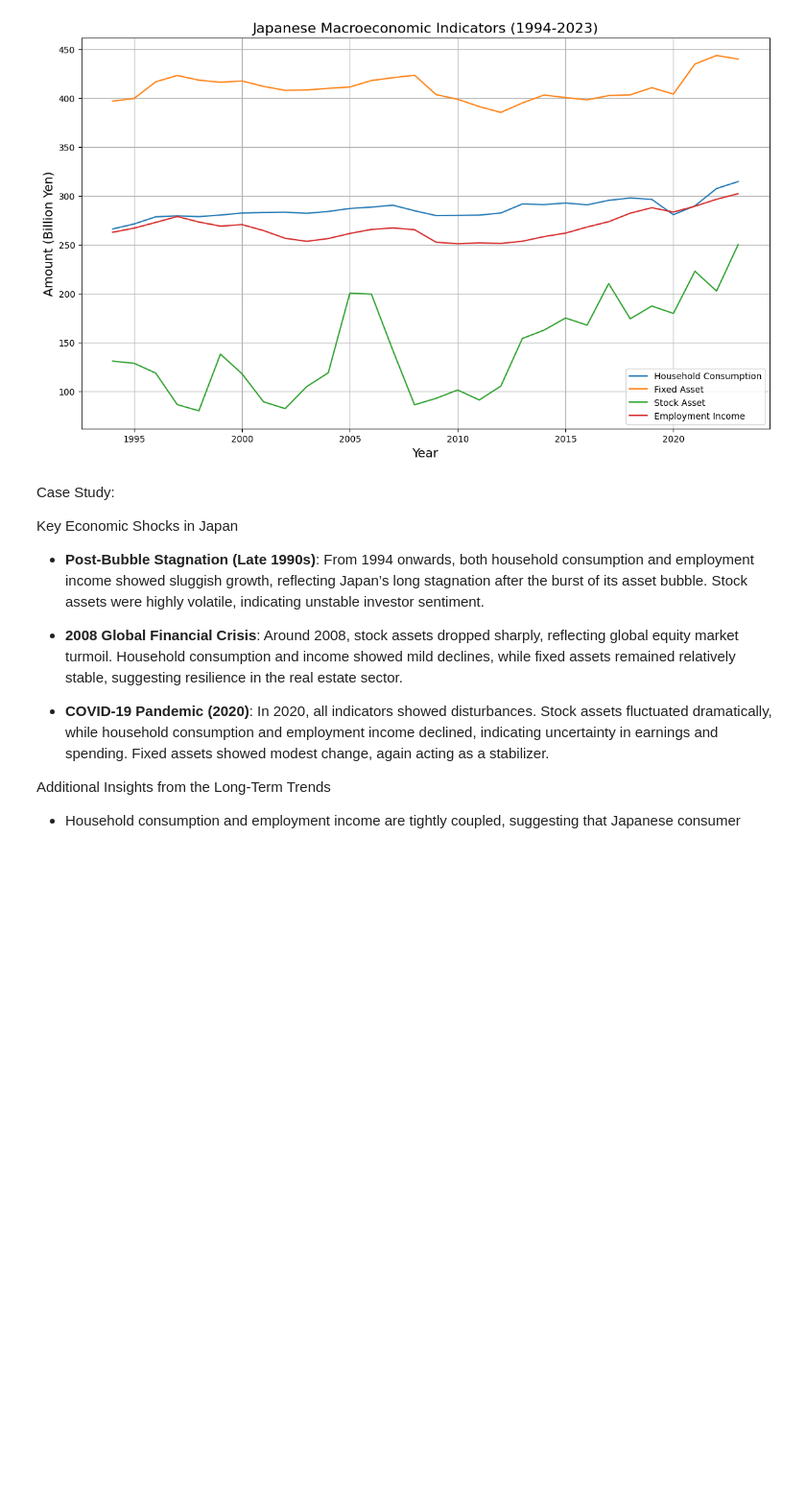
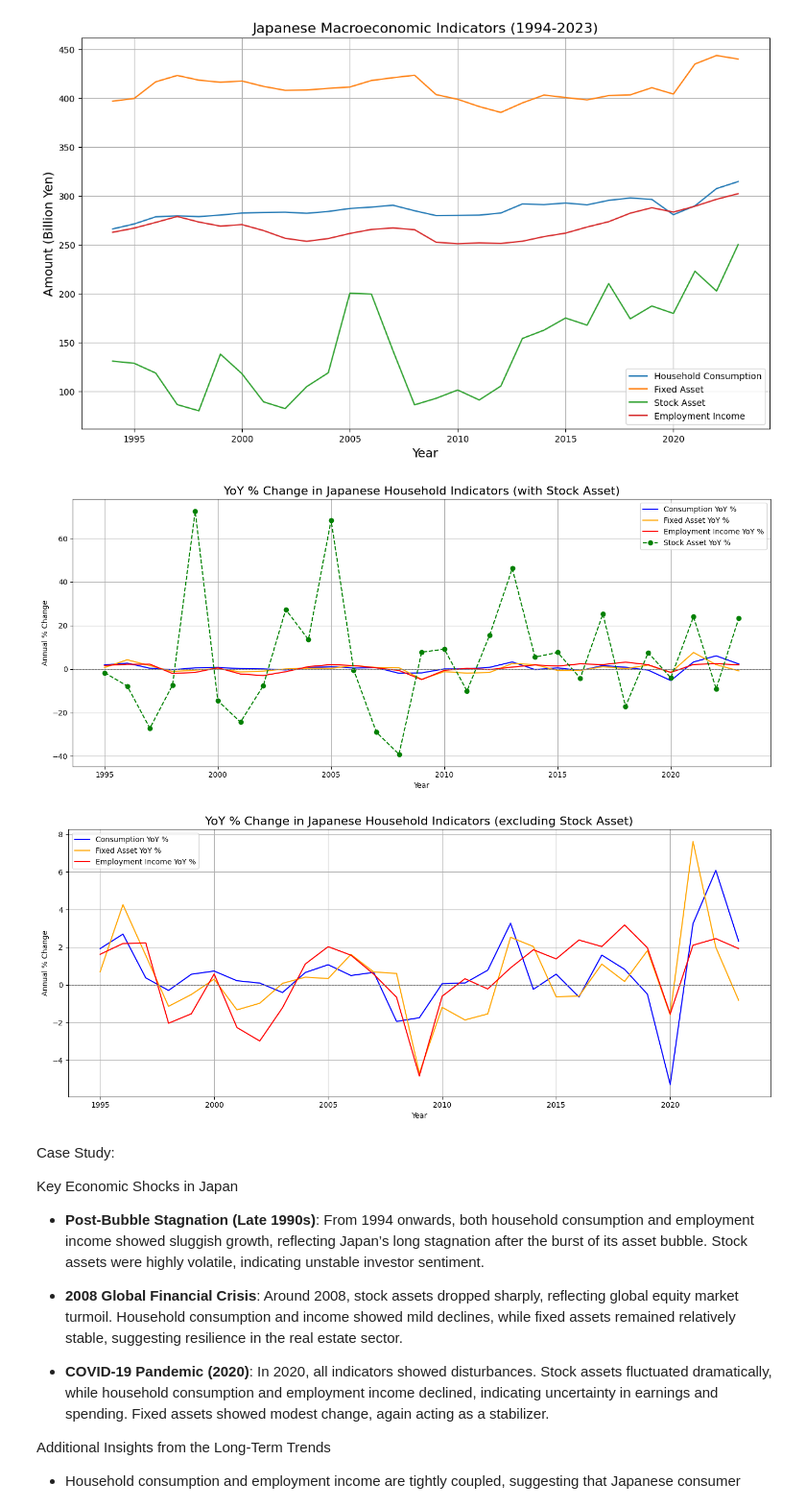
Before and after one commit to Graspp-25-Spring/graspp-25S-Wealth-Consumption, a Jupyter notebook: notebooks/milestone_1_update.ipynb, the cells around one changed output. Shown at 96% size. Drawn from its saved outputs; the diff is of its cells as text; code cells hidden in the pictures; blank space fills up the shorter version.

```diff
--- a/notebooks/milestone_1_update.ipynb
+++ b/notebooks/milestone_1_update.ipynb
@@ -671,6 +713,50 @@ plt.grid(True)
 plt.show()
 # %% [output]
 [figure]
+# %%
+# Load Data
+value_columns = ['household_consumption', 'fixed_asset', 'stock_asset', 'employment_income']
+# value_columns = ['household_consumption', 'fixed_asset', 'employment_income']
+
+# Calculate Yearly Growth Rate
+for col in value_columns:
+    merged_data[f"{col}_yoy_pct"] = merged_data[col].pct_change() * 100
+
+# Plot Four Key Indicates
+plt.figure(figsize=(14, 6))
+
+plt.plot(merged_data['year'], merged_data['household_consumption_yoy_pct'], label='Consumption YoY %', color='blue')
+plt.plot(merged_data['year'], merged_data['fixed_asset_yoy_pct'], label='Fixed Asset YoY %', color='orange')
+plt.plot(merged_data['year'], merged_data['employment_income_yoy_pct'], label='Employment Income YoY %', color='red')
+plt.plot(merged_data['year'], merged_data['stock_asset_yoy_pct'], label='Stock Asset YoY %', color='green', linestyle='--', marker='o')
+
+plt.axhline(0, color='gray', linestyle='--', linewidth=0.8)
+plt.title("YoY % Change in Japanese Household Indicators (with Stock Asset)", fontsize=16)
+plt.xlabel("Year")
+plt.ylabel("Annual % Change")
+plt.legend()
+plt.grid(True)
+plt.tight_layout()
+plt.show()
+
+# Plot and Show the Trends in Details
+plt.figure(figsize=(14, 6))
+
+plt.plot(merged_data['year'], merged_data['household_consumption_yoy_pct'], label='Consumption YoY %', color='blue')
+plt.plot(merged_data['year'], merged_data['fixed_asset_yoy_pct'], label='Fixed Asset YoY %', color='orange')
+plt.plot(merged_data['year'], merged_data['employment_income_yoy_pct'], label='Employment Income YoY %', color='red')
+
+plt.axhline(0, color='gray', linestyle='--', linewidth=0.8)
+plt.title("YoY % Change in Japanese Household Indicators (excluding Stock Asset)", fontsize=16)
+plt.xlabel("Year")
+plt.ylabel("Annual % Change")
+plt.legend()
+plt.grid(True)
+plt.tight_layout()
+plt.show()
+# %% [output]
+[figure, added]
+[figure, added]
 # %% [markdown]
 Case Study:
 
```
Also changed, not shown: parts of 7 cells of this notebook, 2 other files.
